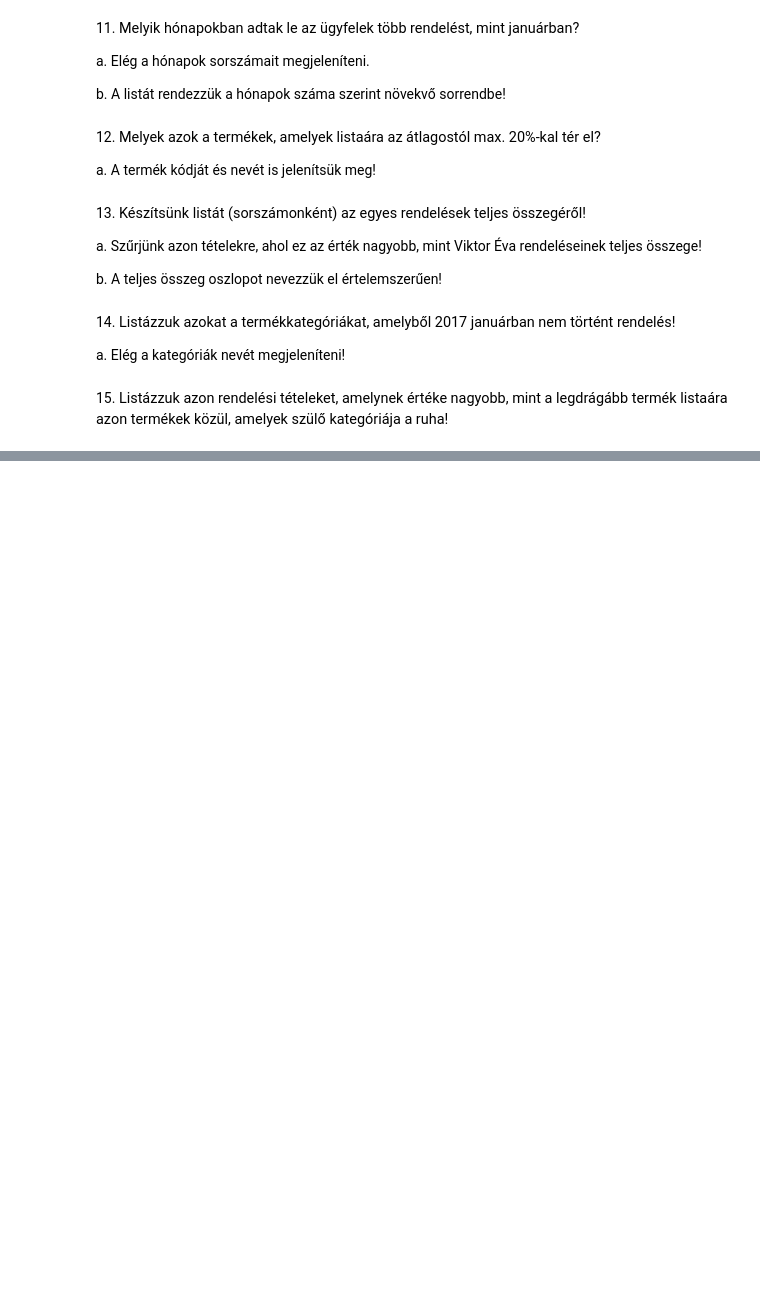
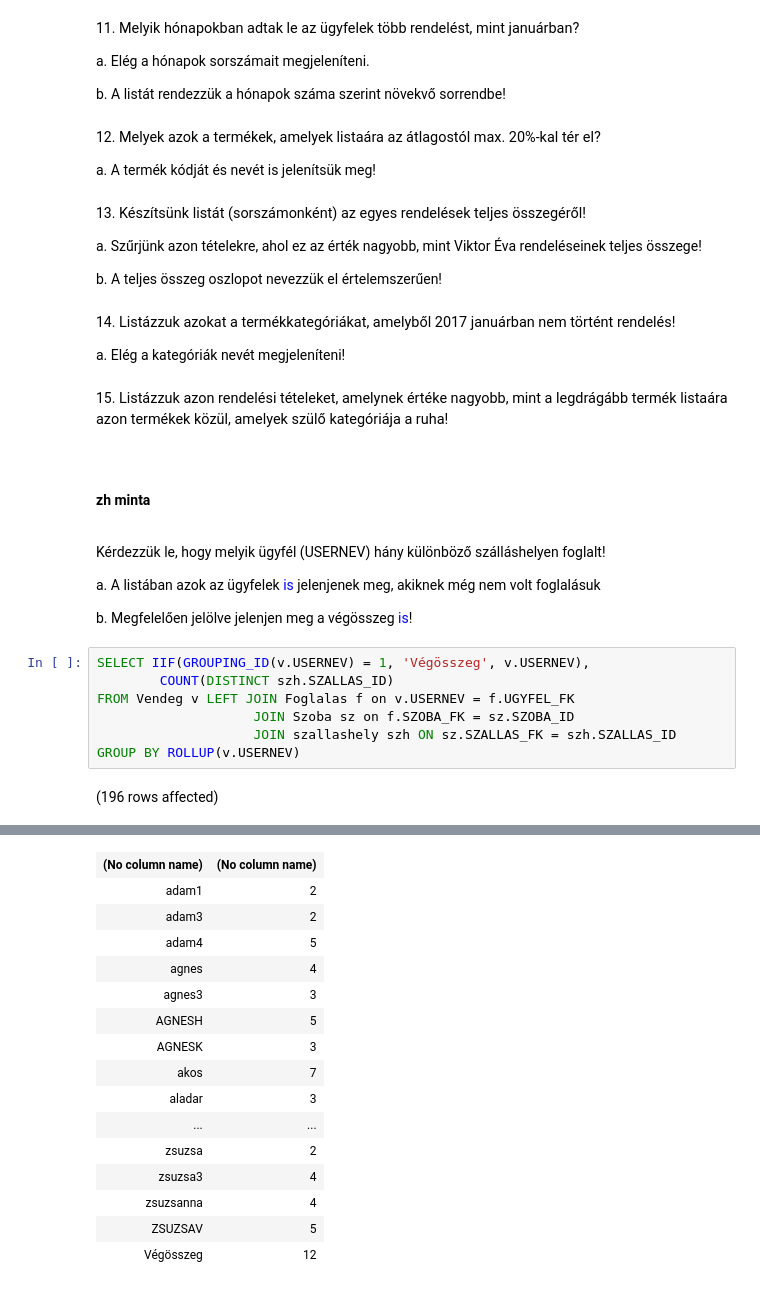
Before and after one commit to varadikitti/sqlgyak03, a Jupyter notebook: gyakorlat06_feladatok.ipynb, the cells around one changed output, grey strips where cells are left out. Cells and saved outputs as stored; diff of their text form; blank space fills up the shorter version.

Commit message:
mintazh

```diff
--- a/gyakorlat06_feladatok.ipynb
+++ b/gyakorlat06_feladatok.ipynb
@@ -186,3 +186,24 @@ b. A teljes összeg oszlopot nevezzük el értelemszerűen!
 a. Elég a kategóriák nevét megjeleníteni!
 # %% [markdown]
 15. <span style="background-color: rgb(255, 255, 255); color: rgb(0, 0, 0); font-family: &quot;Open Sans&quot;, sans-serif; font-size: 14.44px;">Listázzuk azon rendelési tételeket, amelynek értéke nagyobb, mint a legdrágább termék listaára azon termékek közül, amelyek szülő kategóriája a ruha!</span>
+# %% [markdown]
+# <span style="font-size: 14px; color: var(--vscode-foreground);"><b>zh minta</b></span>
+# %% [markdown]
+Kérdezzük le, hogy melyik ügyfél (USERNEV) hány különböző szálláshelyen foglalt!
+
+
+
+a. A listában azok az ügyfelek <span style="color: #0000ff;">is</span> jelenjenek meg, akiknek még nem volt foglalásuk
+
+
+
+b. Megfelelően jelölve jelenjen meg a végösszeg <span style="color: #0000ff;">is</span>!
+# %%
+SELECT IIF(GROUPING_ID(v.USERNEV) = 1, 'Végösszeg', v.USERNEV),
+        COUNT(DISTINCT szh.SZALLAS_ID)
+FROM Vendeg v LEFT JOIN Foglalas f on v.USERNEV = f.UGYFEL_FK
+                    JOIN Szoba sz on f.SZOBA_FK = sz.SZOBA_ID
+                    JOIN szallashely szh ON sz.SZALLAS_FK = szh.SZALLAS_ID
+GROUP BY ROLLUP(v.USERNEV)
+# %% [output]
+(196 rows affected)
@@ -188,0 +211,16 @@ a. Elég a kategóriák nevét megjeleníteni!
+| (No column name) | (No column name) |
+| adam1 | 2 |
+| adam3 | 2 |
+| adam4 | 5 |
+| agnes | 4 |
+| agnes3 | 3 |
+| AGNESH | 5 |
+| AGNESK | 3 |
+| akos | 7 |
+| aladar | 3 |
+| ... | ... |
+| zsuzsa | 2 |
+| zsuzsa3 | 4 |
+| zsuzsanna | 4 |
+| ZSUZSAV | 5 |
+| Végösszeg | 12 |
```
Also changed, not shown: parts of 4 cells of this notebook.
